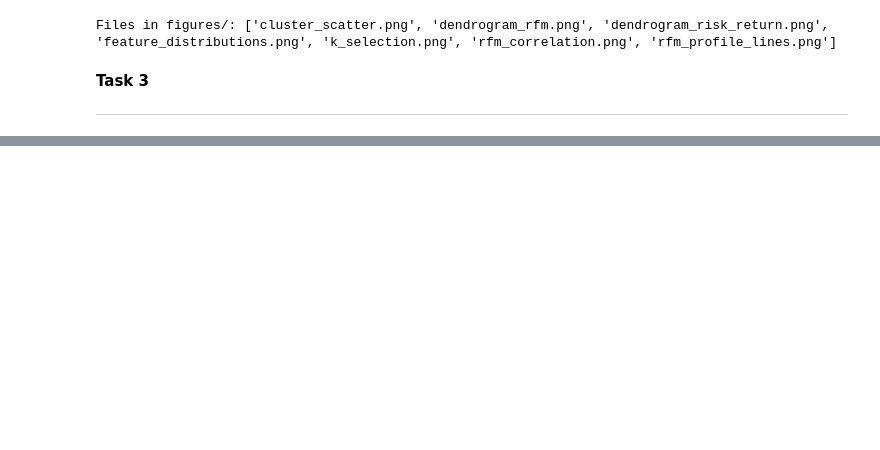
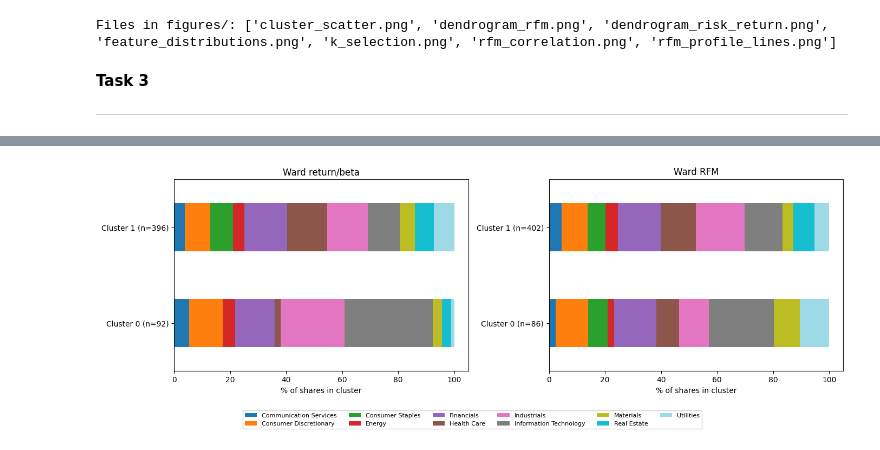
Before and after one commit to Sav200512/sp500-rfm-segmentation-cw, a Jupyter notebook: Task_1_and_2_cw_(20232749_W2151870).ipynb, the cells around one changed output, grey strips where cells are left out. Cells and saved outputs as stored; diff of their text form; code cells hidden in the pictures; blank space fills up the shorter version.

```diff
--- a/Task_1_and_2_cw_(20232749_W2151870).ipynb
+++ b/Task_1_and_2_cw_(20232749_W2151870).ipynb
@@ -1328,0 +1423,24 @@ Files in figures/: ['cluster_scatter.png', 'dendrogram_rfm.png', 'dendrogram_ris
+# %%
+from scipy.stats import chi2_contingency
+if "out" not in globals():
+    out = pd.read_csv("data/processed/cluster_assignments.csv", index_col=0)
+
+SOL = {"Ward return/beta": "HC_RR", "K-means return/beta": "KM_RR",
+       "Ward RFM": "HC_RFM", "K-means RFM": "KM_RFM"}
+overall = out["Sector"].value_counts(normalize=True) * 100
+
+for name in ["Ward return/beta", "Ward RFM"]:
+    col = SOL[name]
+    ct = pd.crosstab(out[col], out["Sector"])
+    pct = ct.div(ct.sum(axis=1), axis=0) * 100
+    print(f"\n{name}: sector % within cluster"); display(pct.round(1))
+    print("Over-representation = cluster share / overall share"); display((pct / overall.reindex(pct.columns)).round(2))
+
+rows = []
+for name, col in SOL.items():
+    ct = pd.crosstab(out[col], out["Sector"])
+    chi2, p, dof, _ = chi2_contingency(ct)
+    rows.append({"Solution": name, "chi2": chi2, "p": p,
+                 "Cramers_V": np.sqrt(chi2 / (ct.values.sum() * (min(ct.shape) - 1)))})
+sector_tests = pd.DataFrame(rows).round(4)
+display(sector_tests); sector_tests.to_csv("data/processed/sector_association_tests.csv", index=False)
@@ -1328,0 +1473,14 @@ Files in figures/: ['cluster_scatter.png', 'dendrogram_rfm.png', 'dendrogram_ris
+# %%
+# Visual 1: sector composition per Ward cluster
+fig, ax = plt.subplots(1, 2, figsize=(14, 5))
+for a, (title, col) in zip(ax, [("Ward return/beta", "HC_RR"), ("Ward RFM", "HC_RFM")]):
+    pct = pd.crosstab(out[col], out["Sector"], normalize="index") * 100
+    n = out[col].value_counts().sort_index()
+    pct.index = [f"Cluster {i} (n={n[i]})" for i in pct.index]
+    pct.plot(kind="barh", stacked=True, ax=a, colormap="tab20", legend=False)
+    a.set(title=title, xlabel="% of shares in cluster")
+h, l = ax[0].get_legend_handles_labels()
+fig.legend(h, l, loc="lower center", ncol=6, fontsize=8)
+plt.tight_layout(rect=[0, 0.1, 1, 1]); plt.savefig("figures/sector_composition.png", dpi=150); plt.show()
+# %% [output]
+[figure, added]
```
Also changed, not shown: parts of 15 cells of this notebook.
